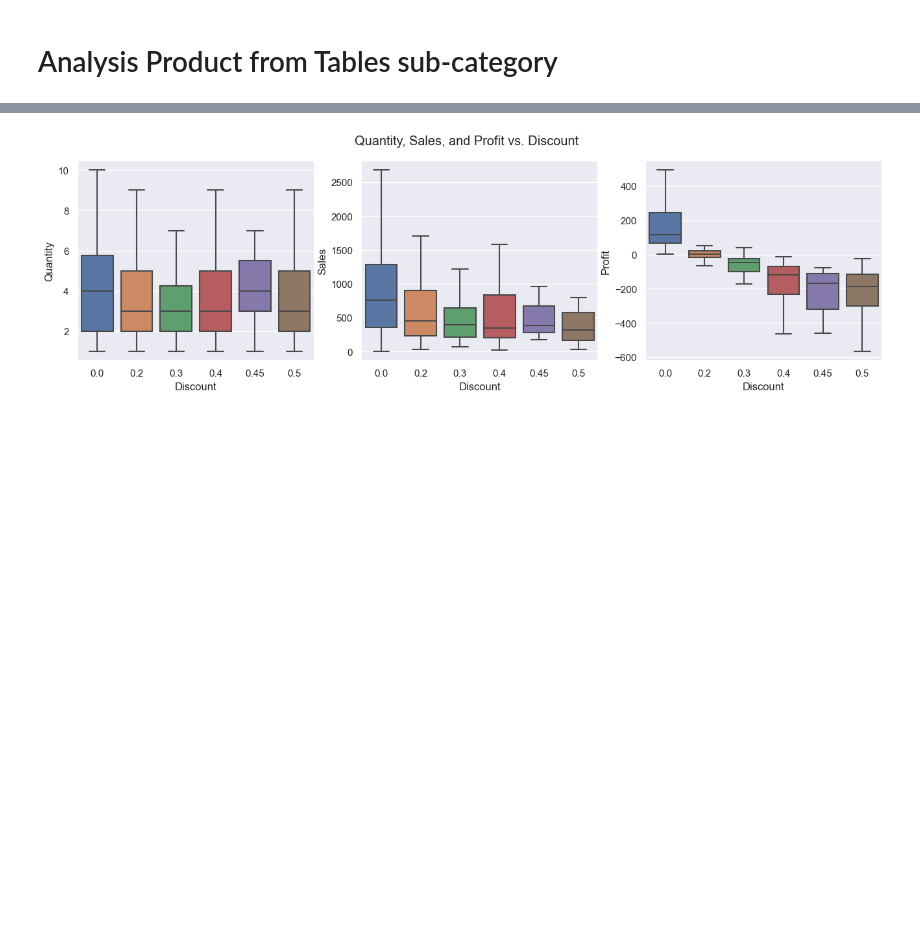
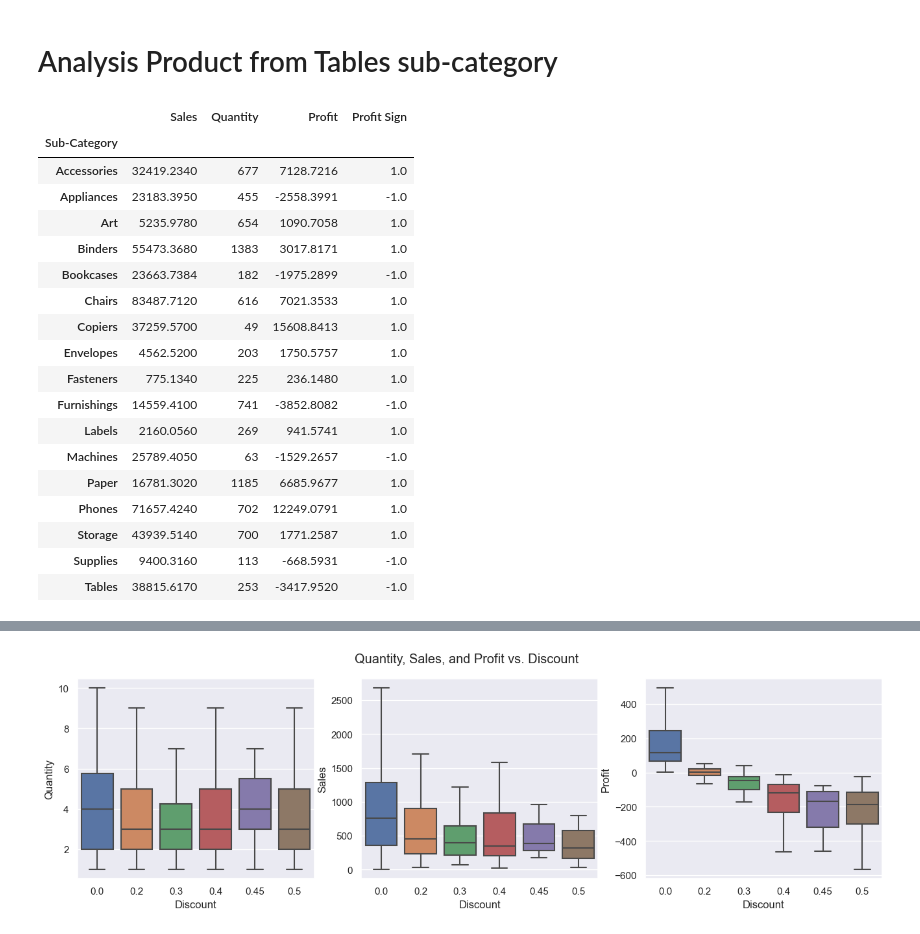
Before and after one commit to EzraTam/exploratory-analysis, a Jupyter notebook: notebooks/superstore_analysis.ipynb, the cells around one changed output, grey strips where cells are left out. Saved outputs shown, nothing was run; the diff lists cells and outputs as text; code cells hidden in the pictures; blank space fills up the shorter version.

```diff
--- a/notebooks/superstore_analysis.ipynb
+++ b/notebooks/superstore_analysis.ipynb
@@ -259,3 +233,25 @@ orders_earned=df_orders[df_orders["Returned"]=="No"]
 #data_temp=orders_earned.groupby(["Region","Sub-Category"],as_index=False)[["Sales","Quantity","Profit"]].sum()
 data_temp=orders_earned.groupby(["Region","Sub-Category"])[["Sales","Quantity","Profit"]].sum()
 data_temp["Profit Sign"]=data_temp["Profit"].apply(np.sign)
+# %%
+data_temp.xs('Central')
+# %% [output]
+|  | Sales | Quantity | Profit | Profit Sign |
+| Sub-Category |  |  |  |  |
+| Accessories | 32419.2340 | 677 | 7128.7216 | 1.0 |
+| Appliances | 23183.3950 | 455 | -2558.3991 | -1.0 |
+| Art | 5235.9780 | 654 | 1090.7058 | 1.0 |
+| Binders | 55473.3680 | 1383 | 3017.8171 | 1.0 |
+| Bookcases | 23663.7384 | 182 | -1975.2899 | -1.0 |
+| Chairs | 83487.7120 | 616 | 7021.3533 | 1.0 |
+| Copiers | 37259.5700 | 49 | 15608.8413 | 1.0 |
+| Envelopes | 4562.5200 | 203 | 1750.5757 | 1.0 |
+| Fasteners | 775.1340 | 225 | 236.1480 | 1.0 |
+| Furnishings | 14559.4100 | 741 | -3852.8082 | -1.0 |
+| Labels | 2160.0560 | 269 | 941.5741 | 1.0 |
+| Machines | 25789.4050 | 63 | -1529.2657 | -1.0 |
+| Paper | 16781.3020 | 1185 | 6685.9677 | 1.0 |
+| Phones | 71657.4240 | 702 | 12249.0791 | 1.0 |
+| Storage | 43939.5140 | 700 | 1771.2587 | 1.0 |
+| Supplies | 9400.3160 | 113 | -668.5931 | -1.0 |
+| Tables | 38815.6170 | 253 | -3417.9520 | -1.0 |
```
Also changed, not shown: parts of 20 cells of this notebook, 1 other file.
